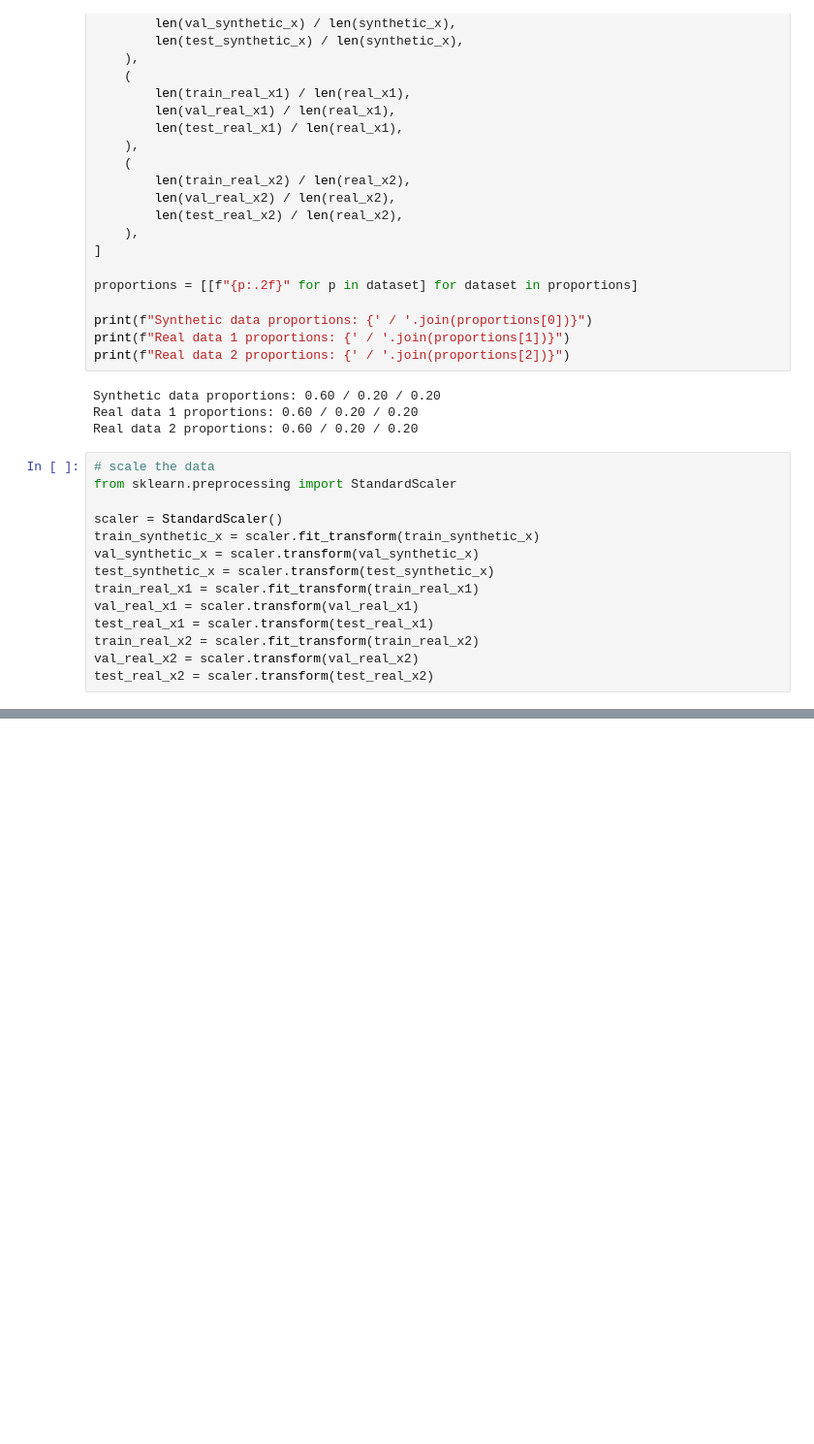
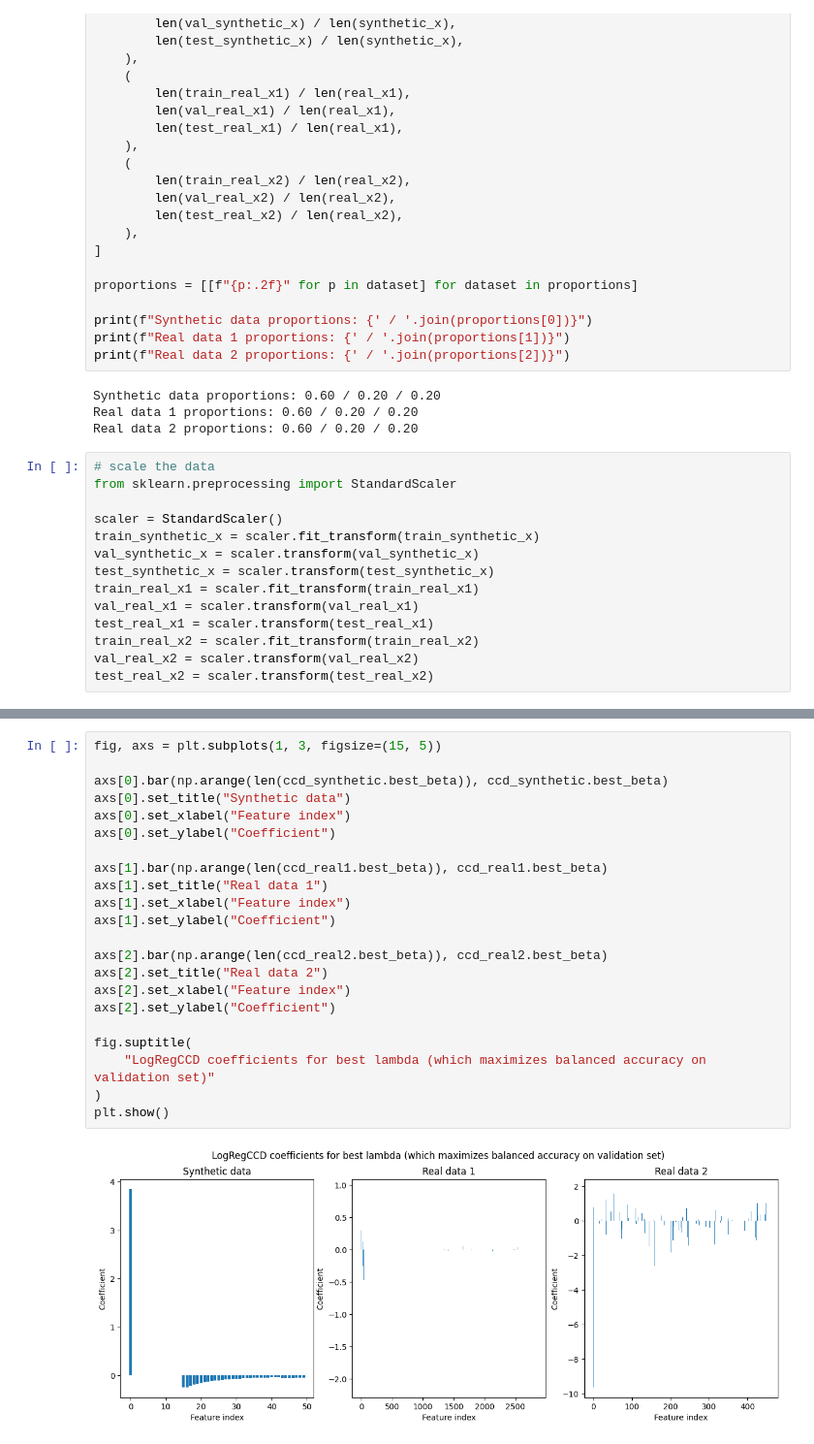
Before and after one commit to dxzielinski/aml-ccd, a Jupyter notebook: ccd/experiments/benchmark.ipynb, the cells around one changed output, grey strips where cells are left out. Shown: that part at 97% size. Saved outputs shown, nothing was run; the diff lists cells and outputs as text; blank space fills up the shorter version.

```diff
--- a/ccd/experiments/benchmark.ipynb
+++ b/ccd/experiments/benchmark.ipynb
@@ -184,0 +231,24 @@ print(
+# %%
+fig, axs = plt.subplots(1, 3, figsize=(15, 5))
+
+axs[0].bar(np.arange(len(ccd_synthetic.best_beta)), ccd_synthetic.best_beta)
+axs[0].set_title("Synthetic data")
+axs[0].set_xlabel("Feature index")
+axs[0].set_ylabel("Coefficient")
+
+axs[1].bar(np.arange(len(ccd_real1.best_beta)), ccd_real1.best_beta)
+axs[1].set_title("Real data 1")
+axs[1].set_xlabel("Feature index")
+axs[1].set_ylabel("Coefficient")
+
+axs[2].bar(np.arange(len(ccd_real2.best_beta)), ccd_real2.best_beta)
+axs[2].set_title("Real data 2")
+axs[2].set_xlabel("Feature index")
+axs[2].set_ylabel("Coefficient")
+
+fig.suptitle(
+    "LogRegCCD coefficients for best lambda (which maximizes balanced accuracy on validation set)"
+)
+plt.show()
+# %% [output]
+[figure, added]
```
Also changed, not shown: parts of 8 cells of this notebook, 2 other files.
